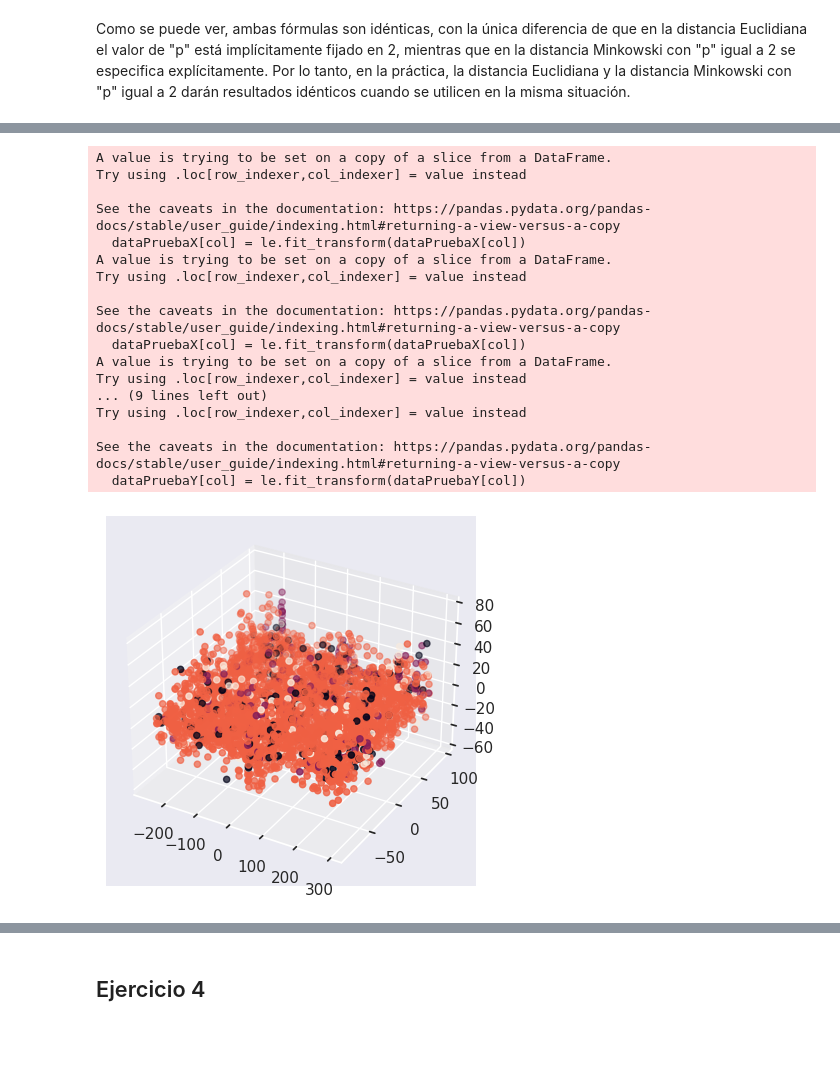
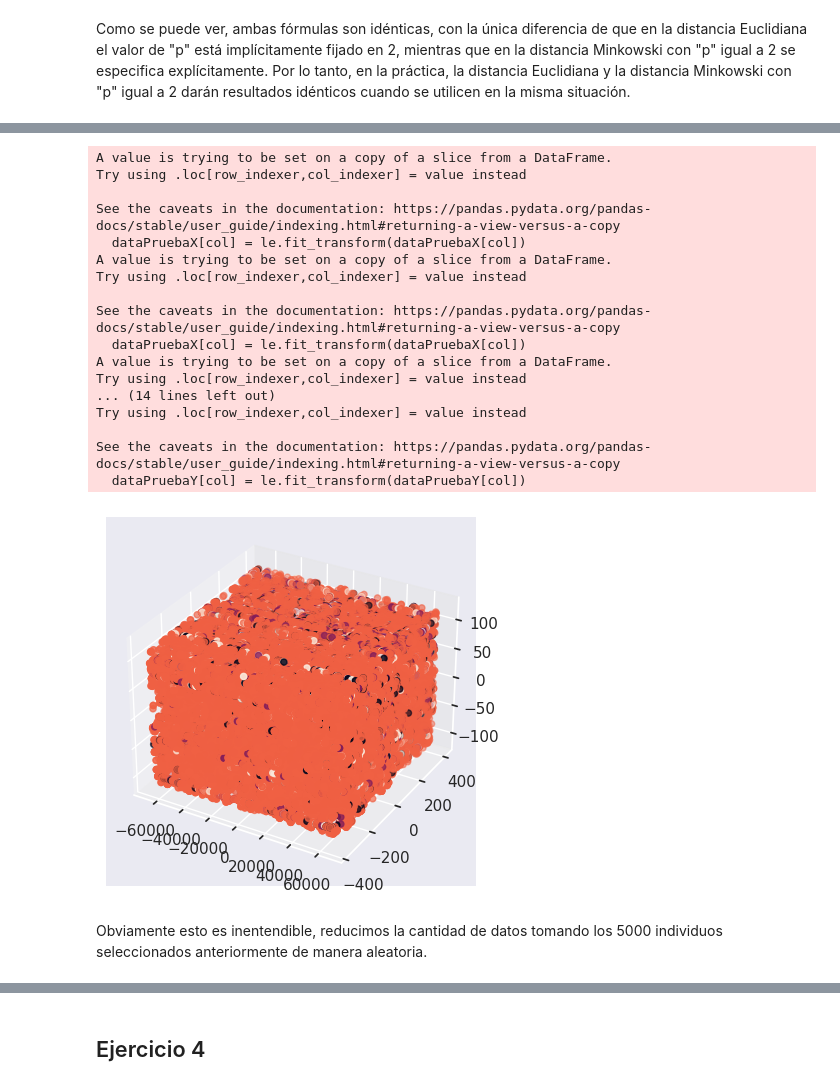
Before and after one commit to PilarAriasVazquez/L3, a Jupyter notebook: P1.ipynb, the cells around one changed output, grey strips where cells are left out. Drawn from its saved outputs; the diff is of its cells as text; code cells hidden in the pictures; blank space fills up the shorter version.

```diff
--- a/P1.ipynb
+++ b/P1.ipynb
@@ -241,6 +240,0 @@ df = df[df['Age'] >= 14]
-# %%
-corte1 = minAge
-corte2 = maxAge
-df['Age_cat'] = "Jóven"
-df.loc[(df['Age'] > corte1) & (df['Age'] <= corte2), 'Age_cat'] = "Media"
-df.loc[df['Age'] > corte2, 'Age_cat'] = "Mayor"
@@ -274,12 +277,6 @@ print(minWeight, maxWeight, len(outliers))
 45.0 93.0 15530
 # %% [markdown]
 Tanto el peso mínimo como el máximo parecen razonables, ya que hay deportes que implican más masa muscular, por lo que está dentro de lo entendible.
-# %%
-corte1 = minWeight
-corte2 = maxWeight
-df['Weight_cat'] = "Delgado"
-df.loc[(df['Weight'] > corte1) & (df['Weight'] <= corte2), 'Weight_cat'] = "EnForma"
-df.loc[df['Weight'] > corte2, 'Weight_cat'] = "Pesado"
 # %% [markdown]
 Graficamos la variable 'Height'.
 # %%
@@ -304,12 +300,6 @@ print(minHeight, maxHeight, len(outliers))
 155.0 195.0 10499
 # %% [markdown]
 De la misma manera, entendemos que hay deportes que no requieren una altura elevada, como puede ser la natación, sin embargo hay otros como el baloncesto que la altura tiende a ser elevada, por lo que se encuentran dentro de un rango razonable.
-# %%
-corte1 = minHeight
-corte2 = maxHeight
-df['Height_cat'] = "Bajo"
-df.loc[(df['Height'] > corte1) & (df['Height'] <= corte2), 'Height_cat'] = "Medio"
-df.loc[df['Height'] > corte2, 'Height_cat'] = "Alto"
 # %% [markdown]
 ## Ejercicio 2 y 3
 - Ejercicio 2: Prueba con distintas configuraciones de las dos métricas principales. La primera métrica corresponde al número de individuos que usarás para clasificar una nueva instancia y la segunda cómo vas a medir la cercanía de esa nueva instancia con el resto.
@@ -457,0 +461,21 @@ De la misma manera que en el modelo anterior, se imprime una tabla que indique l
+# %%
+#Categorizamos la variable Age
+corteAge = minAge
+corteAge2 = maxAge
+df['Age_cat'] = "Jóven"
+df.loc[(df['Age'] > corteAge) & (df['Age'] <= corteAge2), 'Age_cat'] = "Media"
+df.loc[df['Age'] > corteAge2, 'Age_cat'] = "Mayor"
+
+#Categorizamos la variable Height
+corteHeight = minHeight
+corteHeight2 = maxHeight
+df['Height_cat'] = "Bajo"
+df.loc[(df['Height'] > corteHeight) & (df['Height'] <= corteHeight2), 'Height_cat'] = "Medio"
+df.loc[df['Height'] > corteHeight2, 'Height_cat'] = "Alto"
+
+#Categorizamos la variable Weight
+corteWeight = minWeight
+corteWeight2 = maxWeight
+df['Weight_cat'] = "Delgado"
+df.loc[(df['Weight'] > corteWeight) & (df['Weight'] <= corteWeight2), 'Weight_cat'] = "EnForma"
+df.loc[df['Weight'] > corteWeight2, 'Weight_cat'] = "Pesado"
@@ -533,7 +584,7 @@ plt.show()
 # %%
 
 
-dataPruebaX=df[['Sex', 'Age', 'Sport', 'NOC', 'Event', 'Weight', 'Height']]
+dataPruebaX=df[['Name', 'Sex', 'Age', 'Sport', 'NOC', 'Event', 'Weight', 'Height']]
 dataPruebaY= df[['Medal']]
 
 
@@ -553,33 +604,35 @@ pca = PCA(n_components=3)
 X_pca = pca.fit_transform(dataPruebaX)
 
 # Crear instancia de clasificador KNN
 model = KNeighborsClassifier(n_neighbors=7, metric="manhattan")
 
 # Entrenar modelo con datos proyectados en 3D
 model.fit(X_pca, dataPruebaY)
 
 # Graficar datos en 3D con colores según clase
 fig = plt.figure()
 ax = fig.add_subplot(111, projection='3d')
 ax.scatter(X_pca[:,0], X_pca[:,1], X_pca[:,2], c=dataPruebaY)
 plt.show()
 # %% [output]
 A value is trying to be set on a copy of a slice from a DataFrame.
 Try using .loc[row_indexer,col_indexer] = value instead
 
 See the caveats in the documentation: https://pandas.pydata.org/pandas-docs/stable/user_guide/indexing.html#returning-a-view-versus-a-copy
   dataPruebaX[col] = le.fit_transform(dataPruebaX[col])
 A value is trying to be set on a copy of a slice from a DataFrame.
 Try using .loc[row_indexer,col_indexer] = value instead
 
 See the caveats in the documentation: https://pandas.pydata.org/pandas-docs/stable/user_guide/indexing.html#returning-a-view-versus-a-copy
   dataPruebaX[col] = le.fit_transform(dataPruebaX[col])
 A value is trying to be set on a copy of a slice from a DataFrame.
 Try using .loc[row_indexer,col_indexer] = value instead
-... (9 lines left out)
+... (14 lines left out)
 Try using .loc[row_indexer,col_indexer] = value instead
 
 See the caveats in the documentation: https://pandas.pydata.org/pandas-docs/stable/user_guide/indexing.html#returning-a-view-versus-a-copy
   dataPruebaY[col] = le.fit_transform(dataPruebaY[col])
-[figure, old version]
+[figure, new version]
+# %% [markdown]
+Obviamente esto es inentendible, reducimos la cantidad de datos tomando los 5000 individuos seleccionados anteriormente de manera aleatoria.
 # %%
```
Also changed, not shown: parts of 29 cells of this notebook.
